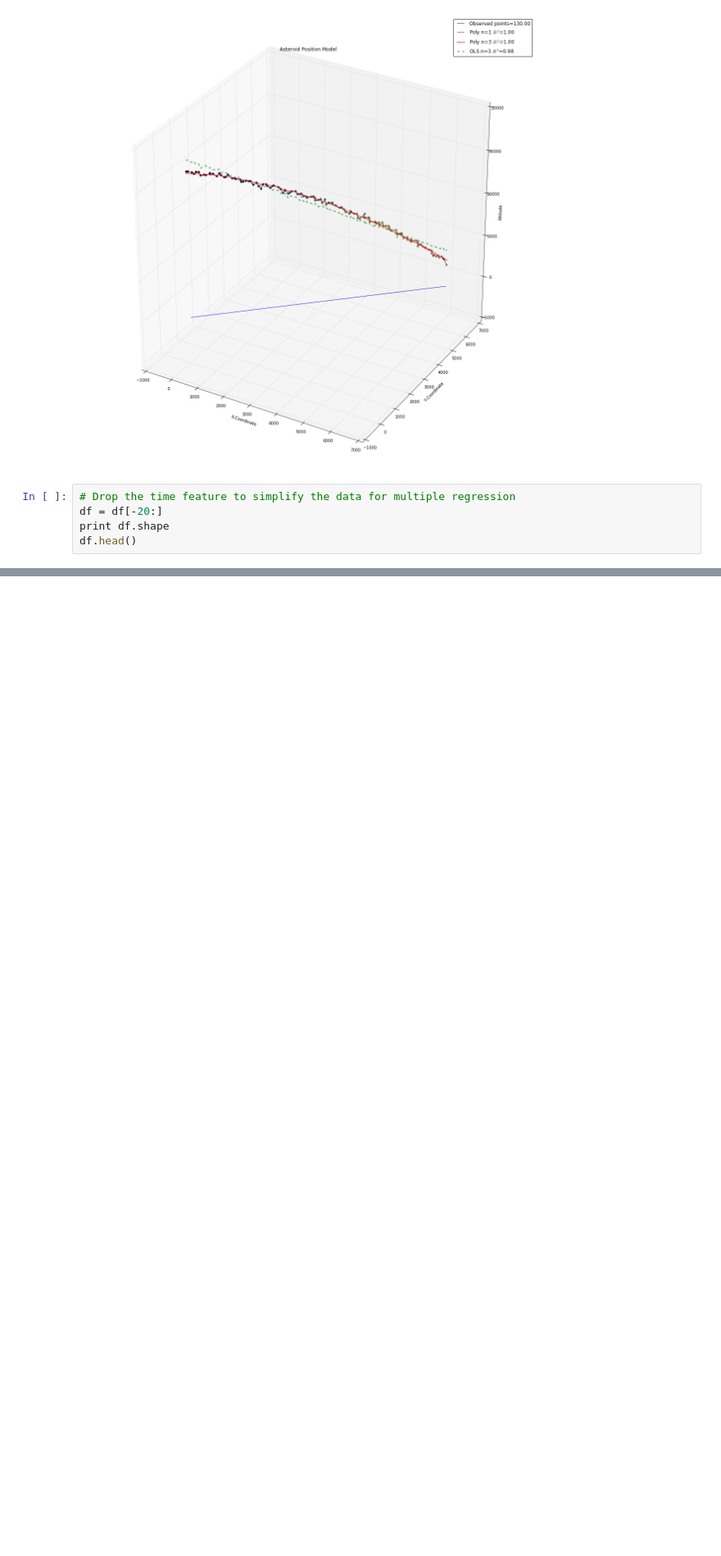
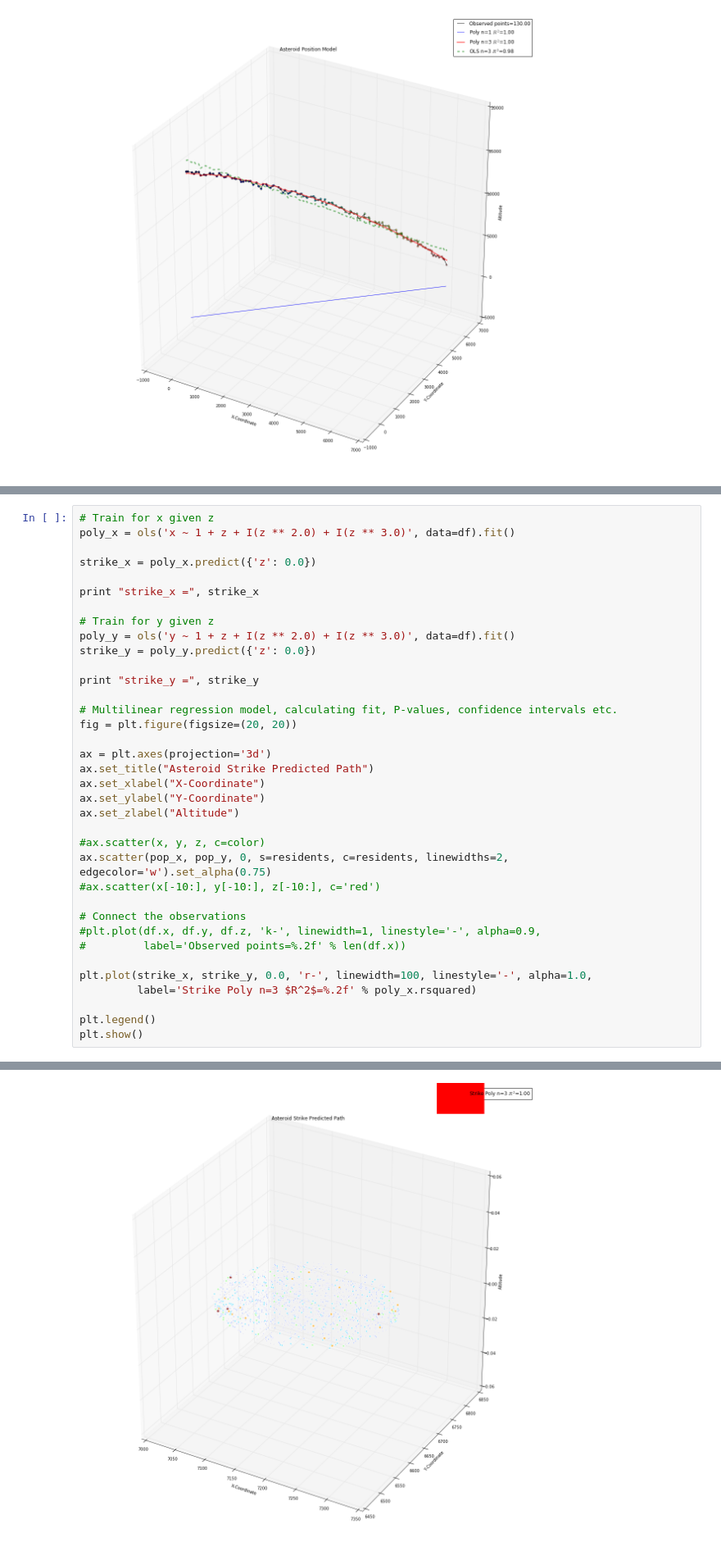
Before and after one commit to rickfarmer/harvard-cs-109a-data-science, a Jupyter notebook: Farmer_Rick_CS109A_Midterm.ipynb, the cells around one changed output, grey strips where cells are left out. Shown at 82% size. Saved outputs shown, nothing was run; the diff lists cells and outputs as text; blank space fills up the shorter version.

Commit message:
best estimate of the impact x,y-coordinates = 7213.09625879, 6806.57560265

```diff
--- a/Farmer_Rick_CS109A_Midterm.ipynb
+++ b/Farmer_Rick_CS109A_Midterm.ipynb
@@ -401,8 +401,3 @@ plt.show()
 #print(anova_lm(ols_model))
 # %% [output]
 [figure]
-# %%
-# Drop the time feature to simplify the data for multiple regression
-df = df[-20:]
-print df.shape
-df.head()
@@ -416,0 +414,37 @@ df.head()
+# %%
+# Train for x given z
+poly_x = ols('x ~ 1 + z + I(z ** 2.0) + I(z ** 3.0)', data=df).fit()
+
+strike_x = poly_x.predict({'z': 0.0})
+
+print "strike_x =", strike_x
+
+# Train for y given z
+poly_y = ols('y ~ 1 + z + I(z ** 2.0) + I(z ** 3.0)', data=df).fit()
+strike_y = poly_y.predict({'z': 0.0})
+
+print "strike_y =", strike_y
+
+# Multilinear regression model, calculating fit, P-values, confidence intervals etc.
+fig = plt.figure(figsize=(20, 20))
+
+ax = plt.axes(projection='3d')
+ax.set_title("Asteroid Strike Predicted Path")
+ax.set_xlabel("X-Coordinate")
+ax.set_ylabel("Y-Coordinate")
+ax.set_zlabel("Altitude")
+
+#ax.scatter(x, y, z, c=color)
+ax.scatter(pop_x, pop_y, 0, s=residents, c=residents, linewidths=2, edgecolor='w').set_alpha(0.75)
+#ax.scatter(x[-10:], y[-10:], z[-10:], c='red')
+
+# Connect the observations
+#plt.plot(df.x, df.y, df.z, 'k-', linewidth=1, linestyle='-', alpha=0.9,
+#         label='Observed points=%.2f' % len(df.x))
+
+plt.plot(strike_x, strike_y, 0.0, 'r-', linewidth=100, linestyle='-', alpha=1.0,
+         label='Strike Poly n=3 $R^2$=%.2f' % poly_x.rsquared)
+
+plt.legend()
+plt.show()
+# %% [output]
@@ -417,3 +453,4 @@ df.head()
+[figure, added]
 # %% [markdown]
 ### Number of People that will be Affected by Impact
 
```
Also changed, not shown: parts of 3 cells of this notebook.
